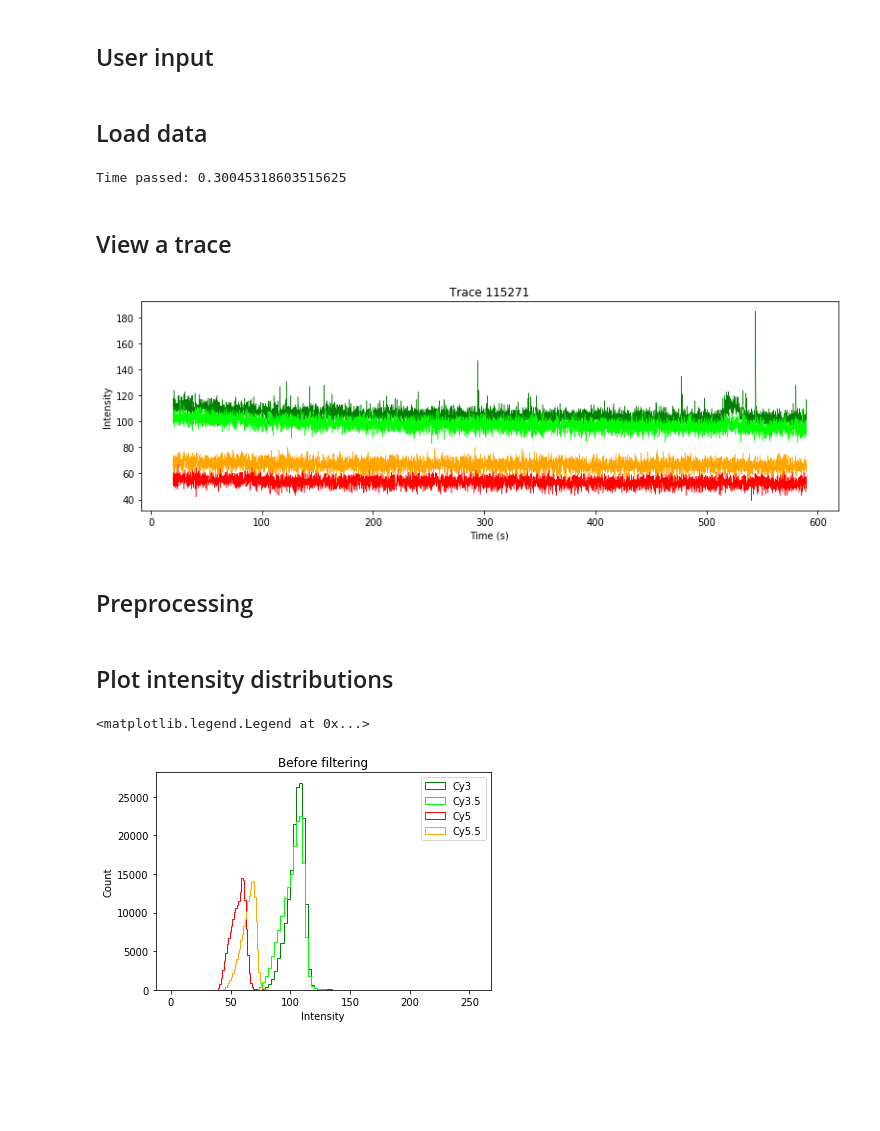
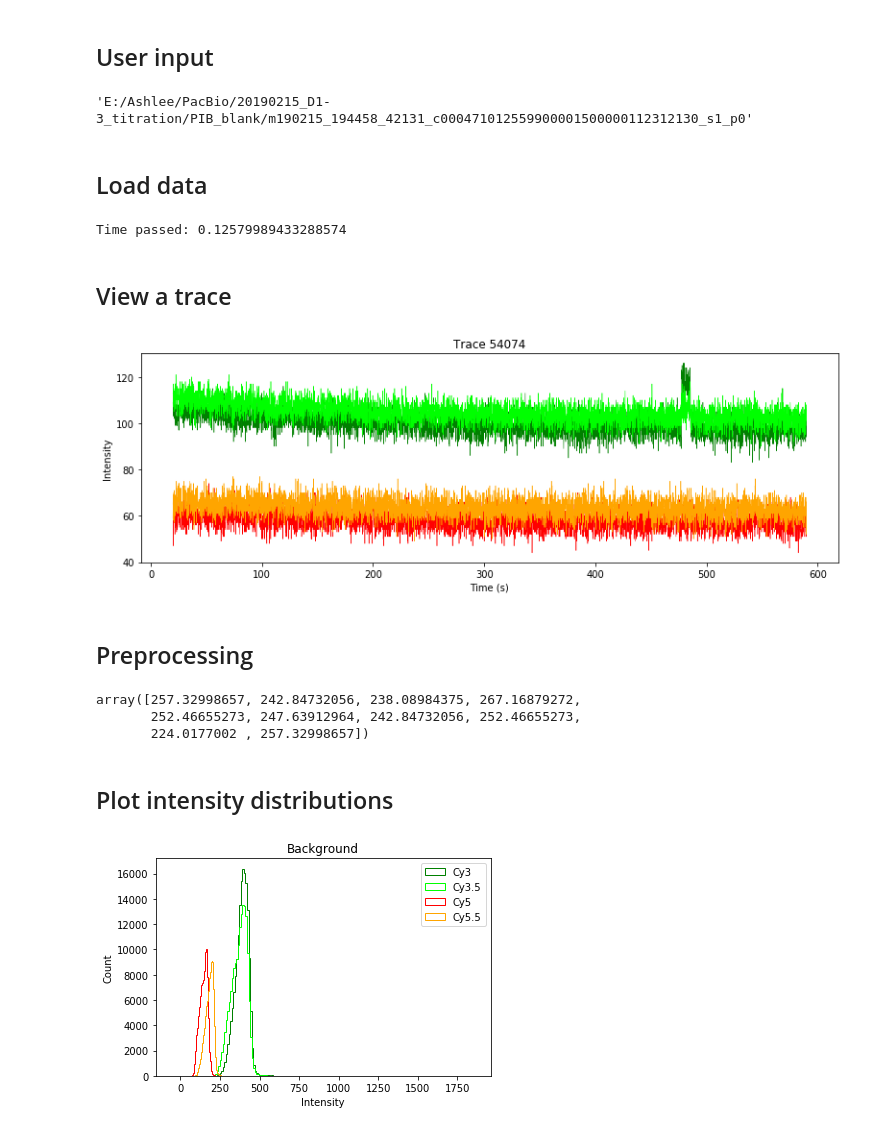
Before and after one commit to ashleefeng/pacbio, a Jupyter notebook: PacBio_read_10min_190215_blank.ipynb, the cells around one changed output. Cells and saved outputs as stored; diff of their text form; code cells hidden in the pictures; blank space fills up the shorter version.

```diff
--- a/PacBio_read_10min_190215_blank.ipynb
+++ b/PacBio_read_10min_190215_blank.ipynb
@@ -25,3 +11,14 @@ def plot_one_trace(data, traceID, time_axis, foi):
+# %%
+sample_file = utils.gui_fname().decode("utf-8")
+tokens = sample_file.split("/")
+base = path.basename(sample_file)
+abs_dir = path.dirname(sample_file)
+prefix = base.split('.')[0]
+sample_prefix = abs_dir + '/' + prefix
+# %%
+sample_prefix
+# %% [output]
+'E:/Ashlee/PacBio/20190215_D1-3_titration/PIB_blank/m190215_194458_42131_c000471012559900001500000112312130_s1_p0'
 # %% [markdown]
 ## Load data
 # %%
@@ -64,15 +61,15 @@ lasers = ['Cy3', 'Cy3.5', 'Cy5', 'Cy5.5']
 
 print("Time passed: " + str(time() - start))
 # %% [output]
-Time passed: 0.30045318603515625
+Time passed: 0.12579989433288574
 # %% [markdown]
 ## View a trace
 # %%
 plt.figure(figsize=(13, 4))
 traceID = np.random.randint(0, n_traces)
-plot_one_trace(raw_traces, traceID, time_axis, range(200, n_frames))
+utils.plot_one_trace(raw_traces, traceID, time_axis, range(200, n_frames), colors)
 # %% [output]
-[figure, old version]
+[figure, new version]
 # %% [markdown]
 ## Preprocessing
 # %%
@@ -84,0 +84,6 @@ avg_intens = np.mean(traces, axis=2)
+# %%
+corrected[0, 0, :10]
+# %% [output]
+array([257.32998657, 242.84732056, 238.08984375, 267.16879272,
+       252.46655273, 247.63912964, 242.84732056, 252.46655273,
+       224.0177002 , 257.32998657])
@@ -90,13 +97,13 @@ for i in range(4):
     avg_intens_i = avg_intens.T[i]
     min_i = min(avg_intens_i)
     max_i = max(avg_intens_i)
-    plt.hist(avg_intens_i, bins=100, range=[min_i, max_i], histtype='step', color=colors[i])
+    plt.hist(avg_intens_i, bins=200, range=[min_i, max_i], histtype='step', color=colors[i])
 
 plt.xlabel('Intensity')
 plt.ylabel('Count')
-plt.title("Before filtering")
+plt.title("Background")
 plt.legend(lasers)
+plt.savefig(sample_prefix + '_hist.png')
 # %% [output]
-<matplotlib.legend.Legend at 0x...>
-[figure, old version]
+[figure, new version]
 # %%
```
Also changed, not shown: parts of 8 cells of this notebook, 9 other files.
